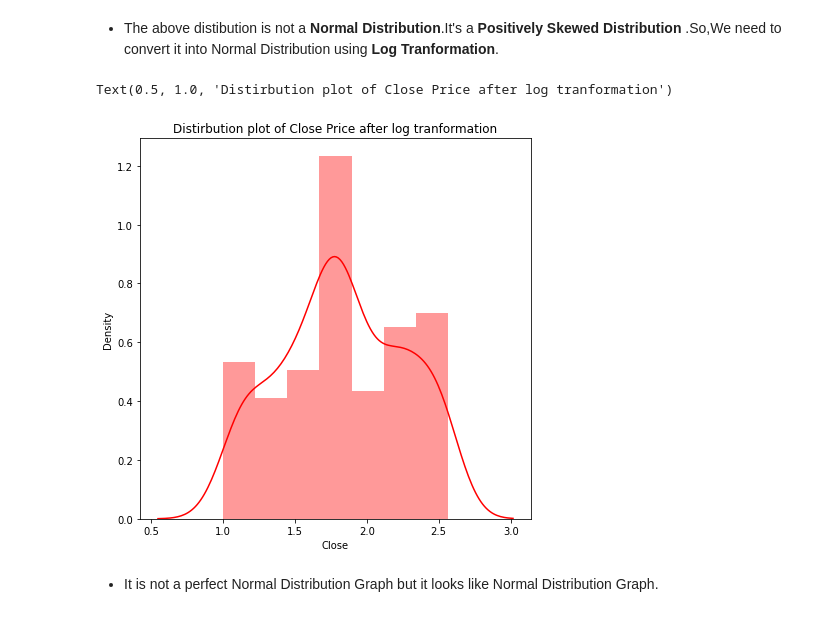
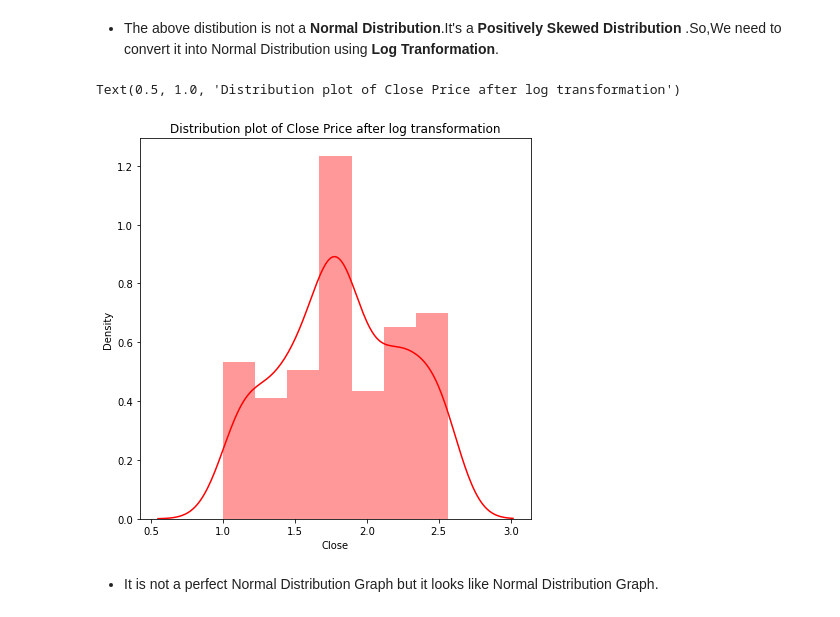
Before and after one commit to meena25091992/Yes_Bank_Stock_Closing_Price_Prediction, a Jupyter notebook: Group_Notebook_Yes_Bank_Stock_Price_Prediction.ipynb, the cells around one changed output. Drawn from its saved outputs; the diff is of its cells as text; code cells hidden in the pictures.

```diff
--- a/Group_Notebook_Yes_Bank_Stock_Price_Prediction.ipynb
+++ b/Group_Notebook_Yes_Bank_Stock_Price_Prediction.ipynb
@@ -230,12 +230,12 @@ Text(0.5, 1.0, 'Close stock price distirbution plot')
 # %%
 # Dependent variable 'Close' price of a stock
 
 plt.figure(figsize=(7,7))
 sns.distplot(np.log10(stock_price_df['Close']),color="r")
-plt.title("Distirbution plot of Close Price after log tranformation")
+plt.title("Distribution plot of Close Price after log transformation")
 # %% [output]
-Text(0.5, 1.0, 'Distirbution plot of Close Price after log tranformation')
+Text(0.5, 1.0, 'Distribution plot of Close Price after log transformation')
-[figure, old version]
+[figure, new version]
 # %% [markdown]
 * It is not a perfect Normal Distribution Graph but it looks like    Normal Distribution Graph.
 # %%
```
Also changed, not shown: parts of 39 cells of this notebook.
